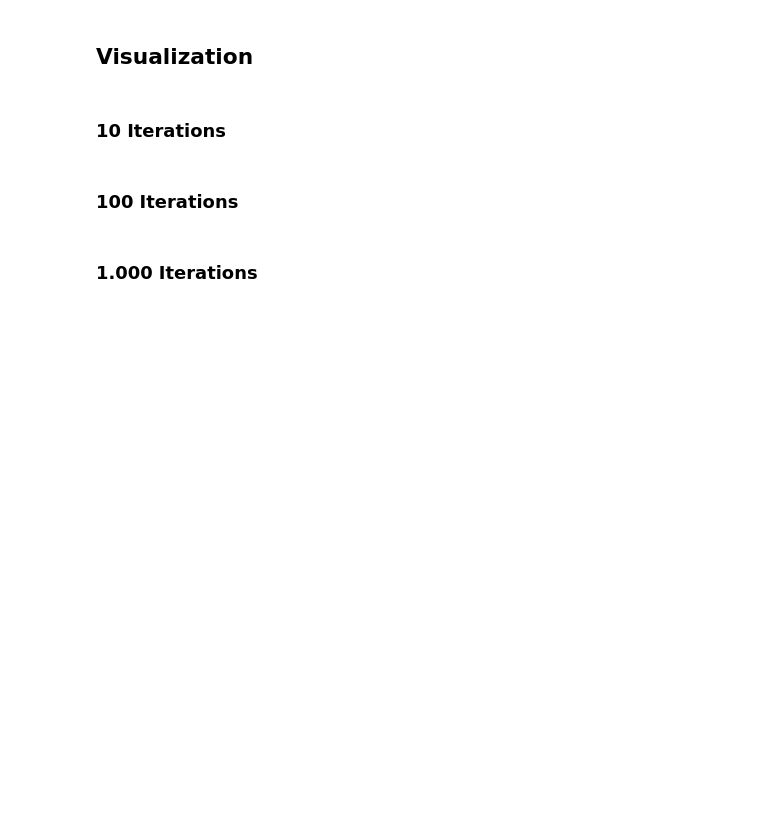
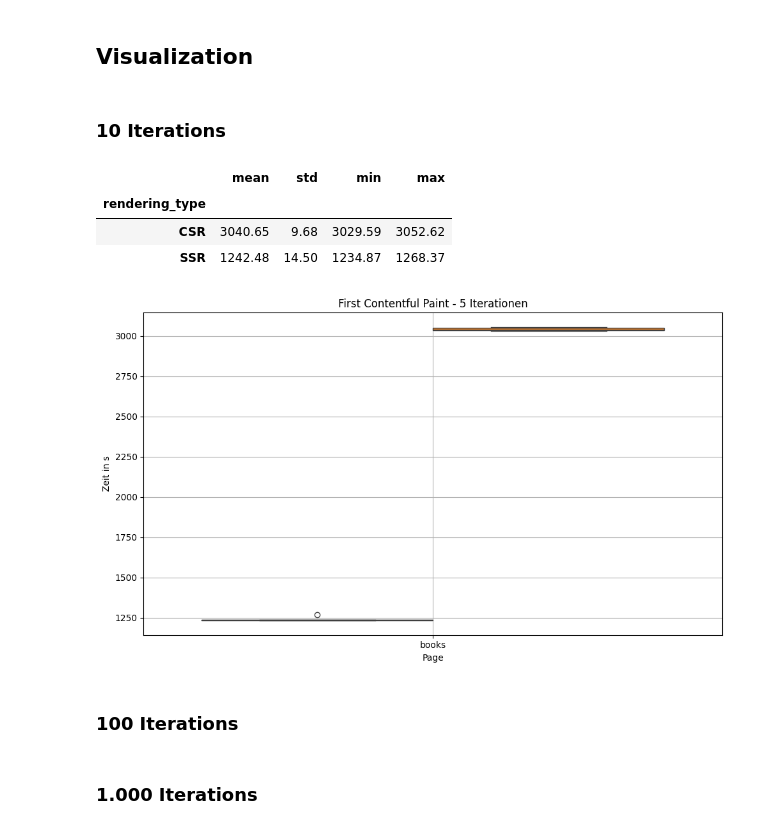
Before and after one commit to Julian-Zankl/Bookstore, a Jupyter notebook: metrics/notebooks/metrics/fcp.ipynb, the cells around one changed output. Saved outputs shown, nothing was run; the diff lists cells and outputs as text; code cells hidden in the pictures; blank space fills up the shorter version.

```diff
--- a/metrics/notebooks/metrics/fcp.ipynb
+++ b/metrics/notebooks/metrics/fcp.ipynb
@@ -53,8 +53,14 @@ def plot_table(iteration_group: int):
 # %% [markdown]
 ### 10 Iterations
 # %%
-plot_table(10)
-plot_boxplot(10)
+plot_table(5)
+plot_boxplot(5)
+# %% [output]
+|  | mean | std | min | max |
+| rendering_type |  |  |  |  |
+| CSR | 3040.65 | 9.68 | 3029.59 | 3052.62 |
+| SSR | 1242.48 | 14.50 | 1234.87 | 1268.37 |
+[figure, added]
 # %% [markdown]
 ### 100 Iterations
 # %%
```
Also changed, not shown: parts of 1 cell of this notebook, 7 other files.
